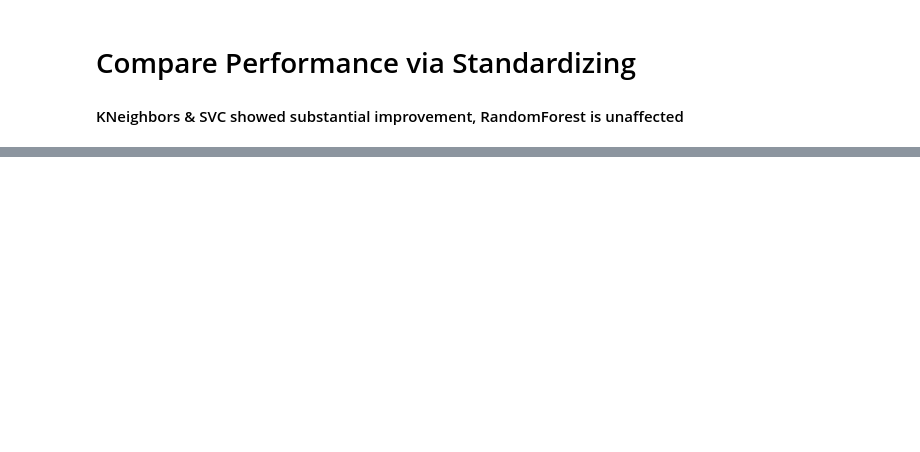
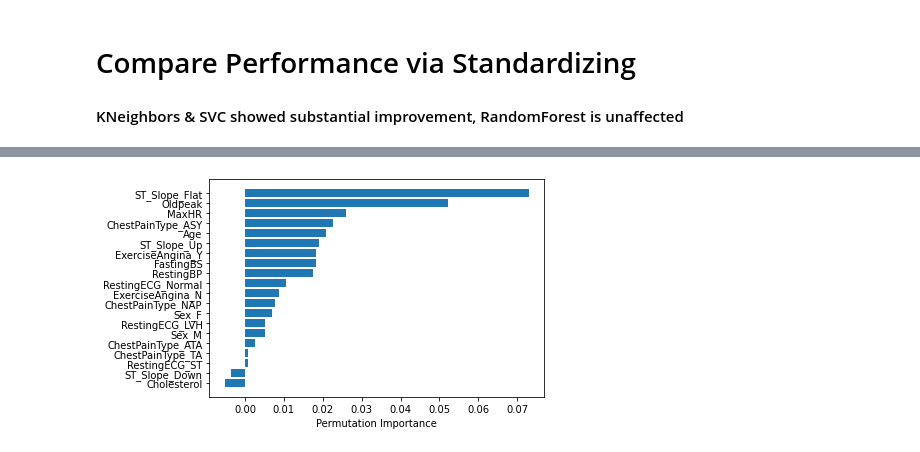
Before and after one commit to gseiler7/Group-2-Capstone, a Jupyter notebook: Code/Heart_ML_Improve.ipynb, the cells around one changed output, grey strips where cells are left out. Drawn from its saved outputs; the diff is of its cells as text; code cells hidden in the pictures; blank space fills up the shorter version.

```diff
--- a/Code/Heart_ML_Improve.ipynb
+++ b/Code/Heart_ML_Improve.ipynb
@@ -239,0 +291,12 @@ display(model_std)
+# %%
+from sklearn.model_selection import GridSearchCV
+
+param_grid = {'C': [0.1,0.5, 1, 5,10], 'gamma': [1,0.1,0.05, 0.06, 0.07, 0.08, 0.09, 0.01,0.005,0.001],'kernel': ['rbf', 'poly', 'sigmoid']}
+
+
+gs = GridSearchCV(SVC(),param_grid,refit=True,verbose=2)
+
+gs.fit(X_sm_std,y_sm)
+
+print(gs.best_estimator_)
+print(gs.best_params_)
@@ -326,0 +352,12 @@ for f in ifeatures:
+# %%
+# import test data
+dir = "/mnt/group2/datasets"
+df = spark.read.options(header=True, inferSchema= True).csv(dir+"/patient_data_test_raw.csv").toPandas()
+X_test = pd.get_dummies(df.drop('HeartDisease', axis = 1 ))
+y_test = df['HeartDisease']
+
+scaler = StandardScaler()
+X_test_std = X_test.copy() # create copy
+X_test_std[['Age','RestingBP','Cholesterol','MaxHR','Oldpeak']] = scaler.fit_transform(X_test_std[['Age','RestingBP','Cholesterol','MaxHR','Oldpeak']])
+
+modeleval(X_sm_std, X_test_std, y_sm, y_test)
@@ -326,0 +366,22 @@ for f in ifeatures:
+# %%
+from sklearn.inspection import permutation_importance
+import numpy as np
+import matplotlib.pyplot as plt
+
+svc =  SVC()
+svc.fit(X_sm_std, y_sm)
+
+perm_importance = permutation_importance(svc, X_test_std, y_test)
+feature_names = []
+for x in range(20):
+    feature_names.append(X_sm_std.columns[x])
+features = np.array(feature_names)
+
+sorted_idx = perm_importance.importances_mean.argsort()
+
+print(perm_importance.importances_mean.argsort())
+
+plt.barh(features[sorted_idx], perm_importance.importances_mean[sorted_idx])
+plt.xlabel("Permutation Importance")
+plt.bar_label(, label_type='center')
+# %% [output]
@@ -326,0 +389 @@ for f in ifeatures:
+[figure, added]
```
Also changed, not shown: parts of 25 cells of this notebook.
